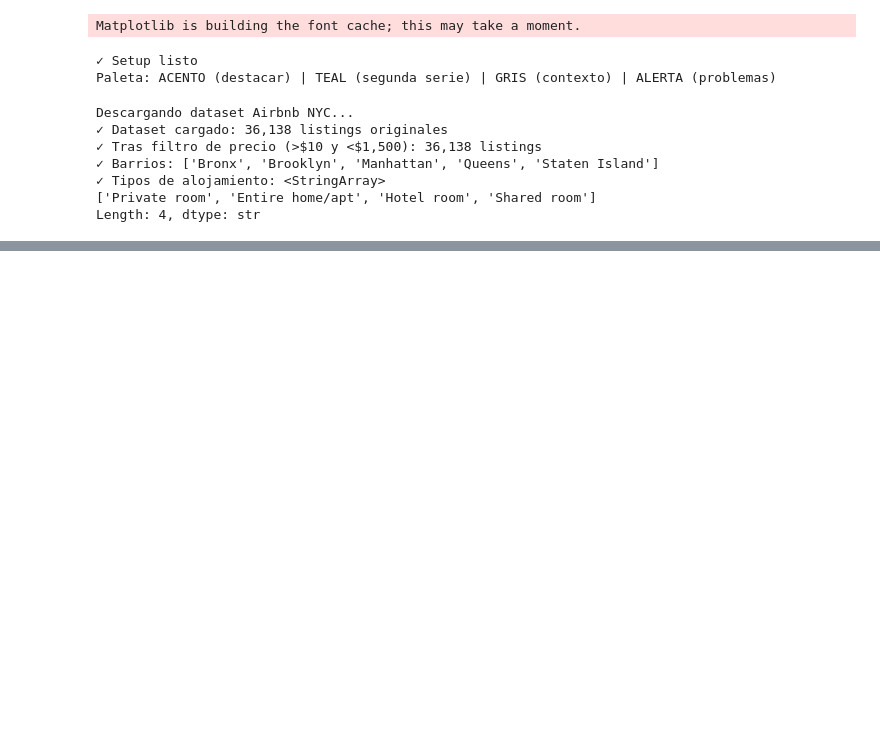
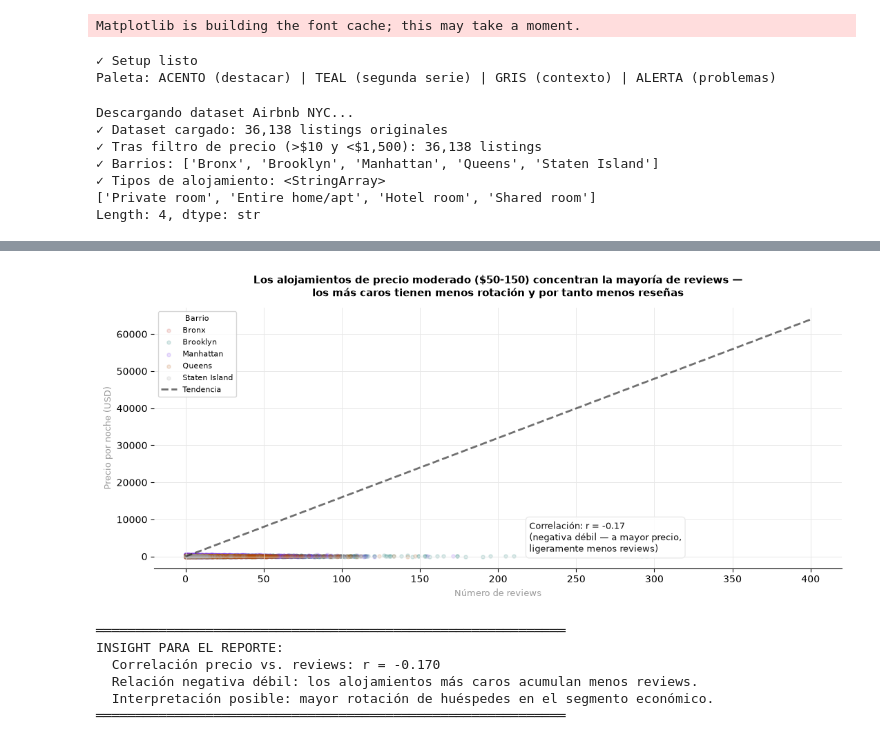
Before and after one commit to JJva-06/airbnb-nyc-data-analysis, a Jupyter notebook: notebooks/analysis.ipynb, the cells around one changed output, grey strips where cells are left out. Cells and saved outputs as stored; diff of their text form; code cells hidden in the pictures; blank space fills up the shorter version.

```diff
--- a/notebooks/analysis.ipynb
+++ b/notebooks/analysis.ipynb
@@ -57,0 +191,57 @@ Length: 4, dtype: str
+# %%
+muestra = (df_clean[df_clean['number_of_reviews'] < 400]
+           .sample(n=min(6000, len(df_clean)), random_state=42))
+
+barrio_colors = {
+    'Manhattan':    ACENTO,
+    'Brooklyn':     TEAL,
+    'Queens':       '#B45309',
+    'Bronx':        ALERTA,
+    'Staten Island': GRIS,
+}
+
+fig, ax = plt.subplots(figsize=(11, 5))
+
+for barrio, grp in muestra.groupby('neighbourhood_group'):
+    ax.scatter(grp['number_of_reviews'], grp['price'],
+               color=barrio_colors.get(barrio, GRIS),
+               alpha=0.15, s=14, label=barrio)
+
+# Línea de tendencia
+c, m = np.polyfit(muestra['number_of_reviews'], muestra['price'], 1)
+x_line = np.linspace(0, 400, 100)
+ax.plot(x_line, c + m*x_line, color='#111111', lw=2, linestyle='--', alpha=0.6, label='Tendencia')
+
+# Anotación del insight
+corr = df_clean[['price','number_of_reviews']].corr().iloc[0,1]
+ax.text(220, 1300, f'Correlación: r = {corr:.2f}\n(negativa débil — a mayor precio,\nligeramente menos reviews)',
+        fontsize=9, color='#111111',
+        bbox=dict(boxstyle='round,pad=0.4', facecolor='white', edgecolor='#E8E8E8', alpha=0.9))
+
+ax.set_title(
+    'Los alojamientos de precio moderado ($50-150) concentran la mayoría de reviews —\n'
+    'los más caros tienen menos rotación y por tanto menos reseñas',
+    fontsize=11, fontweight='bold'
+)
+ax.set_xlabel('Número de reviews', color=GRIS, fontsize=9)
+ax.set_ylabel('Precio por noche (USD)', color=GRIS, fontsize=9)
+ax.legend(title='Barrio', fontsize=8, title_fontsize=8, framealpha=0.8)
+
+plt.tight_layout()
+plt.savefig('../outputs/figures/viz3_reviews_vs_precio.png', dpi=150, bbox_inches='tight')
+plt.show()
+
+print('═'*60)
+print('INSIGHT PARA EL REPORTE:')
+print(f'  Correlación precio vs. reviews: r = {corr:.3f}')
+print('  Relación negativa débil: los alojamientos más caros acumulan menos reviews.')
+print('  Interpretación posible: mayor rotación de huéspedes en el segmento económico.')
+print('═'*60)
+# %% [output]
+[figure, added]
+════════════════════════════════════════════════════════════
+INSIGHT PARA EL REPORTE:
+  Correlación precio vs. reviews: r = -0.170
+  Relación negativa débil: los alojamientos más caros acumulan menos reviews.
+  Interpretación posible: mayor rotación de huéspedes en el segmento económico.
+════════════════════════════════════════════════════════════
```
Also changed, not shown: parts of 9 cells of this notebook, 5 other files.
